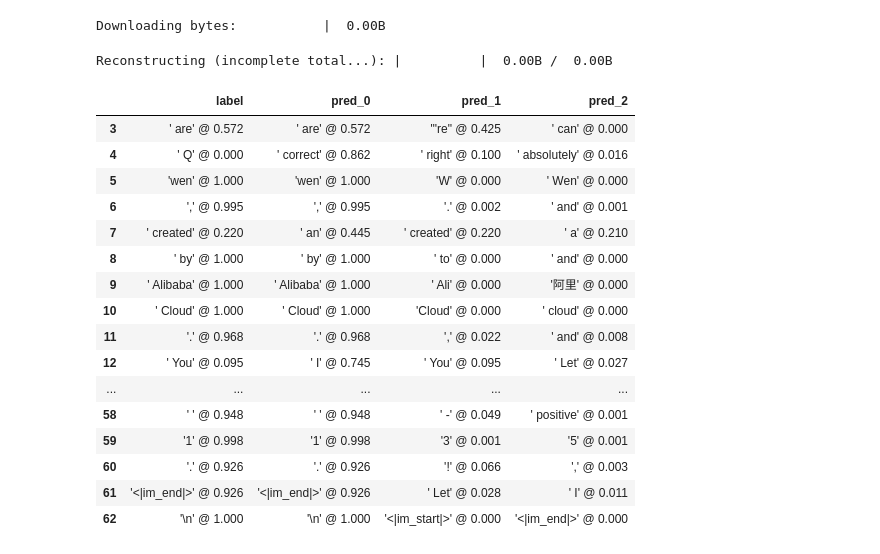
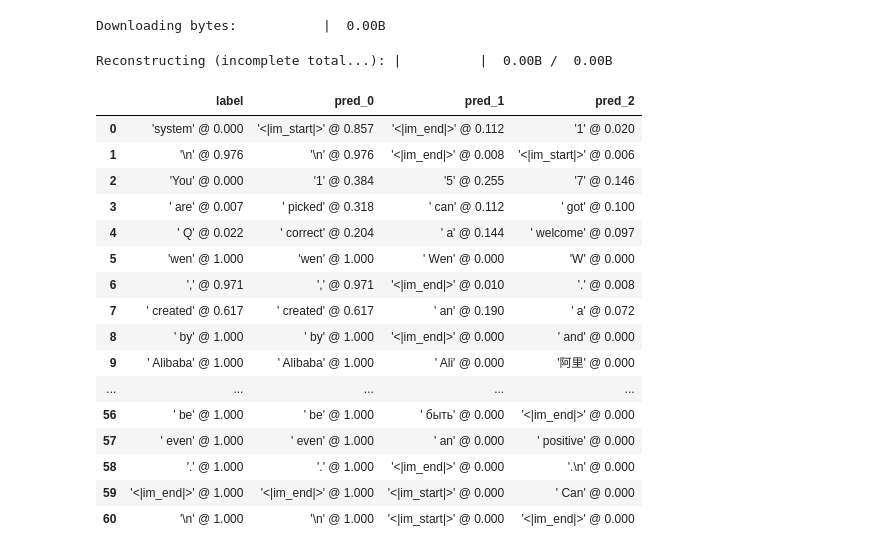
Before and after one commit to EthanKim8683/Machine-Learning, a Jupyter notebook: ocsd/experiment.ipynb, the cells around one changed output. Cells and saved outputs as stored; diff of their text form; code cells hidden in the pictures.

````diff
--- a/ocsd/experiment.ipynb
+++ b/ocsd/experiment.ipynb
@@ -1,63 +3,67 @@
 # %%
 import mlx.core as mx
 from mlx_lm import load
 import pandas as pd
 
-messages = [
+pd.set_option("display.max_rows", None)
+pd.set_option("display.max_columns", None)
+
+model, tokenizer = load("mlx-community/Qwen2.5-Coder-7B-Instruct-4bit")
+
+def ocsd(messages):
+    ids = mx.array(tokenizer.apply_chat_template(messages))
+    hidden = model.model(mx.concat([ids, ids])[None])[0,len(ids):]
+    logits = model.lm_head(hidden)
+    probs = mx.softmax(logits, axis=-1)
+    labels = ids[1:]
+    pred_ids = mx.argsort(probs, axis=-1)[:,:-(3+1):-1]
+    mx.eval(pred_ids)
+
+    rows = []
+    for i in range(len(labels)):
+        def cell(id):
+            token = tokenizer.decode([id.tolist()], skip_special_tokens=False)
+            return f"{token!r} @ {probs[i,id]:.3f}"
+
+        row = {"label": cell(labels[i])}
+        for j, pred_id in enumerate(pred_ids[i]):
+            row[f"pred_{j}"] = cell(pred_id)
+        rows.append(row)
+    df = pd.DataFrame(rows)
+    return df
+
+ocsd([
     {
         "role": "user",
-        "content": "Subtract 2 from 3 in Python.",
+        "content": "Pick two numbers."
     },
     {
         "role": "assistant",
-        "content": "```python\n2 - 3\n```",
+        "content": "2 and 3."
     },
     {
         "role": "user",
-        "content": "Wrong! The answer should be 1.",
+        "content": "Pick again! The first number must be odd and the second number must be even."
     }
-]
-
-model, tokenizer = load("mlx-community/Qwen2.5-Coder-7B-Instruct-4bit")
-
-ids = mx.array(tokenizer.apply_chat_template(messages))
-hidden = model.model(mx.concat([ids, ids])[None])[0,len(ids):]
-logits = model.lm_head(hidden)
-probs = mx.softmax(logits, axis=-1)
-labels = ids[1:]
-pred_ids = mx.argsort(probs, axis=-1)[:,:-(3+1):-1]
-mx.eval(pred_ids)
-
-rows = []
-for i in range(len(labels)):
-    def cell(id):
-        token = tokenizer.decode([id.tolist()], skip_special_tokens=False)
-        return f"{token!r} @ {probs[i,id]:.3f}"
-
-    row = {"label": cell(labels[i])}
-    for j, pred_id in enumerate(pred_ids[i]):
-        row[f"pred_{j}"] = cell(pred_id)
-    rows.append(row)
-df = pd.DataFrame(rows)
-df.tail(60)
+])
 # %% [output]
 Downloading bytes:           |  0.00B
 Reconstructing (incomplete total...): |          |  0.00B /  0.00B
 |  | label | pred_0 | pred_1 | pred_2 |
-| 3 | ' are' @ 0.572 | ' are' @ 0.572 | "'re" @ 0.425 | ' can' @ 0.000 |
-| 4 | ' Q' @ 0.000 | ' correct' @ 0.862 | ' right' @ 0.100 | ' absolutely' @ 0.016 |
-| 5 | 'wen' @ 1.000 | 'wen' @ 1.000 | 'W' @ 0.000 | ' Wen' @ 0.000 |
-| 6 | ',' @ 0.995 | ',' @ 0.995 | '.' @ 0.002 | ' and' @ 0.001 |
-| 7 | ' created' @ 0.220 | ' an' @ 0.445 | ' created' @ 0.220 | ' a' @ 0.210 |
-| 8 | ' by' @ 1.000 | ' by' @ 1.000 | ' to' @ 0.000 | ' and' @ 0.000 |
+| 0 | 'system' @ 0.000 | '<|im_start|>' @ 0.857 | '<|im_end|>' @ 0.112 | '1' @ 0.020 |
+| 1 | '\n' @ 0.976 | '\n' @ 0.976 | '<|im_end|>' @ 0.008 | '<|im_start|>' @ 0.006 |
+| 2 | 'You' @ 0.000 | '1' @ 0.384 | '5' @ 0.255 | '7' @ 0.146 |
+| 3 | ' are' @ 0.007 | ' picked' @ 0.318 | ' can' @ 0.112 | ' got' @ 0.100 |
+| 4 | ' Q' @ 0.022 | ' correct' @ 0.204 | ' a' @ 0.144 | ' welcome' @ 0.097 |
+| 5 | 'wen' @ 1.000 | 'wen' @ 1.000 | ' Wen' @ 0.000 | 'W' @ 0.000 |
+| 6 | ',' @ 0.971 | ',' @ 0.971 | '<|im_end|>' @ 0.010 | '.' @ 0.008 |
+| 7 | ' created' @ 0.617 | ' created' @ 0.617 | ' an' @ 0.190 | ' a' @ 0.072 |
+| 8 | ' by' @ 1.000 | ' by' @ 1.000 | '<|im_end|>' @ 0.000 | ' and' @ 0.000 |
 | 9 | ' Alibaba' @ 1.000 | ' Alibaba' @ 1.000 | ' Ali' @ 0.000 | '阿里' @ 0.000 |
-| 10 | ' Cloud' @ 1.000 | ' Cloud' @ 1.000 | 'Cloud' @ 0.000 | ' cloud' @ 0.000 |
-| 11 | '.' @ 0.968 | '.' @ 0.968 | ',' @ 0.022 | ' and' @ 0.008 |
-| 12 | ' You' @ 0.095 | ' I' @ 0.745 | ' You' @ 0.095 | ' Let' @ 0.027 |
 | ... | ... | ... | ... | ... |
-| 58 | ' ' @ 0.948 | ' ' @ 0.948 | ' -' @ 0.049 | ' positive' @ 0.001 |
-| 59 | '1' @ 0.998 | '1' @ 0.998 | '3' @ 0.001 | '5' @ 0.001 |
-| 60 | '.' @ 0.926 | '.' @ 0.926 | '!' @ 0.066 | ',' @ 0.003 |
-| 61 | '<|im_end|>' @ 0.926 | '<|im_end|>' @ 0.926 | ' Let' @ 0.028 | ' I' @ 0.011 |
-| 62 | '\n' @ 1.000 | '\n' @ 1.000 | '<|im_start|>' @ 0.000 | '<|im_end|>' @ 0.000 |
+| 56 | ' be' @ 1.000 | ' be' @ 1.000 | ' быть' @ 0.000 | '<|im_end|>' @ 0.000 |
+| 57 | ' even' @ 1.000 | ' even' @ 1.000 | ' an' @ 0.000 | ' positive' @ 0.000 |
+| 58 | '.' @ 1.000 | '.' @ 1.000 | '<|im_end|>' @ 0.000 | '.\n' @ 0.000 |
+| 59 | '<|im_end|>' @ 1.000 | '<|im_end|>' @ 1.000 | '<|im_start|>' @ 0.000 | ' Can' @ 0.000 |
+| 60 | '\n' @ 1.000 | '\n' @ 1.000 | '<|im_start|>' @ 0.000 | '<|im_end|>' @ 0.000 |
 # %% [markdown]
````
Also changed, not shown: parts of 4 cells of this notebook.
